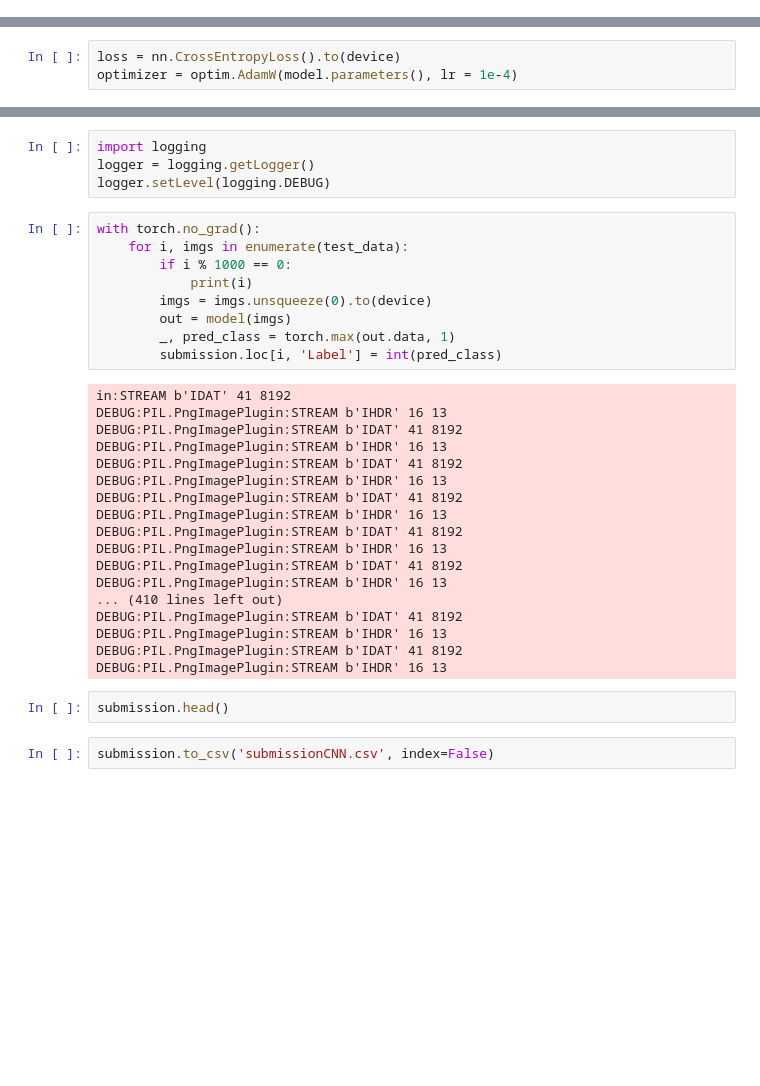
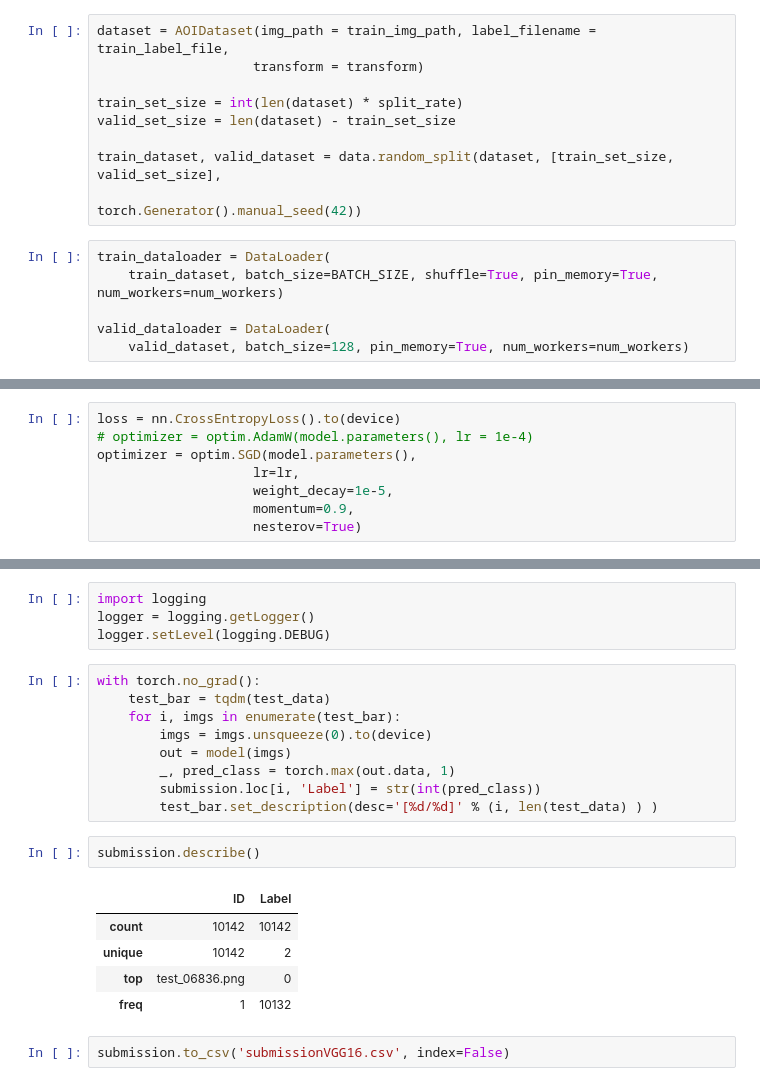
Before and after one commit to kevin879275/AOI_DETECT, a Jupyter notebook: AOI/CNN.ipynb, the cells around one changed output, grey strips where cells are left out. Cells and saved outputs as stored; diff of their text form; blank space fills up the shorter version.

```diff
--- a/AOI/CNN.ipynb
+++ b/AOI/CNN.ipynb
@@ -87,3 +90,18 @@ train_loader = DataLoader(dataset = dataset, batch_size=48, shuffle=True,
+# %%
+dataset = AOIDataset(img_path = train_img_path, label_filename = train_label_file,
+                    transform = transform)
+
+train_set_size = int(len(dataset) * split_rate)
+valid_set_size = len(dataset) - train_set_size
+
+train_dataset, valid_dataset = data.random_split(dataset, [train_set_size, valid_set_size],
+                                                     torch.Generator().manual_seed(42))
+# %%
+train_dataloader = DataLoader(
+    train_dataset, batch_size=BATCH_SIZE, shuffle=True, pin_memory=True, num_workers=num_workers)
+
+valid_dataloader = DataLoader(
+    valid_dataset, batch_size=128, pin_memory=True, num_workers=num_workers)
 # %% [markdown]
 # Training
 # %%
@@ -116,4 +183,9 @@ EfficientNet(
 # %%
 loss = nn.CrossEntropyLoss().to(device)
-optimizer = optim.AdamW(model.parameters(), lr = 1e-4)
+# optimizer = optim.AdamW(model.parameters(), lr = 1e-4)
+optimizer = optim.SGD(model.parameters(),
+                    lr=lr,
+                    weight_decay=1e-5,
+                    momentum=0.9,
+                    nesterov=True)
 # %%
@@ -208,32 +295,20 @@ logger = logging.getLogger()
 logger.setLevel(logging.DEBUG)
 # %%
 with torch.no_grad():
-    for i, imgs in enumerate(test_data):
-        if i % 1000 == 0:
-            print(i)
+    test_bar = tqdm(test_data)
+    for i, imgs in enumerate(test_bar):
         imgs = imgs.unsqueeze(0).to(device)
         out = model(imgs)
         _, pred_class = torch.max(out.data, 1)
-        submission.loc[i, 'Label'] = int(pred_class)
+        submission.loc[i, 'Label'] = str(int(pred_class))
+        test_bar.set_description(desc='[%d/%d]' % (i, len(test_data) ) )
-# %% [output]
-in:STREAM b'IDAT' 41 8192
-DEBUG:PIL.PngImagePlugin:STREAM b'IHDR' 16 13
-DEBUG:PIL.PngImagePlugin:STREAM b'IDAT' 41 8192
-DEBUG:PIL.PngImagePlugin:STREAM b'IHDR' 16 13
-DEBUG:PIL.PngImagePlugin:STREAM b'IDAT' 41 8192
-DEBUG:PIL.PngImagePlugin:STREAM b'IHDR' 16 13
-DEBUG:PIL.PngImagePlugin:STREAM b'IDAT' 41 8192
-DEBUG:PIL.PngImagePlugin:STREAM b'IHDR' 16 13
-DEBUG:PIL.PngImagePlugin:STREAM b'IDAT' 41 8192
-DEBUG:PIL.PngImagePlugin:STREAM b'IHDR' 16 13
-DEBUG:PIL.PngImagePlugin:STREAM b'IDAT' 41 8192
-DEBUG:PIL.PngImagePlugin:STREAM b'IHDR' 16 13
-... (410 lines left out)
-DEBUG:PIL.PngImagePlugin:STREAM b'IDAT' 41 8192
-DEBUG:PIL.PngImagePlugin:STREAM b'IHDR' 16 13
-DEBUG:PIL.PngImagePlugin:STREAM b'IDAT' 41 8192
-DEBUG:PIL.PngImagePlugin:STREAM b'IHDR' 16 13
 # %%
-submission.head()
+submission.describe()
+# %% [output]
+|  | ID | Label |
+| count | 10142 | 10142 |
+| unique | 10142 | 2 |
+| top | test_06836.png | 0 |
+| freq | 1 | 10132 |
 # %%
-submission.to_csv('submissionCNN.csv', index=False)
+submission.to_csv('submissionVGG16.csv', index=False)
```
Also changed, not shown: parts of 8 cells of this notebook.
